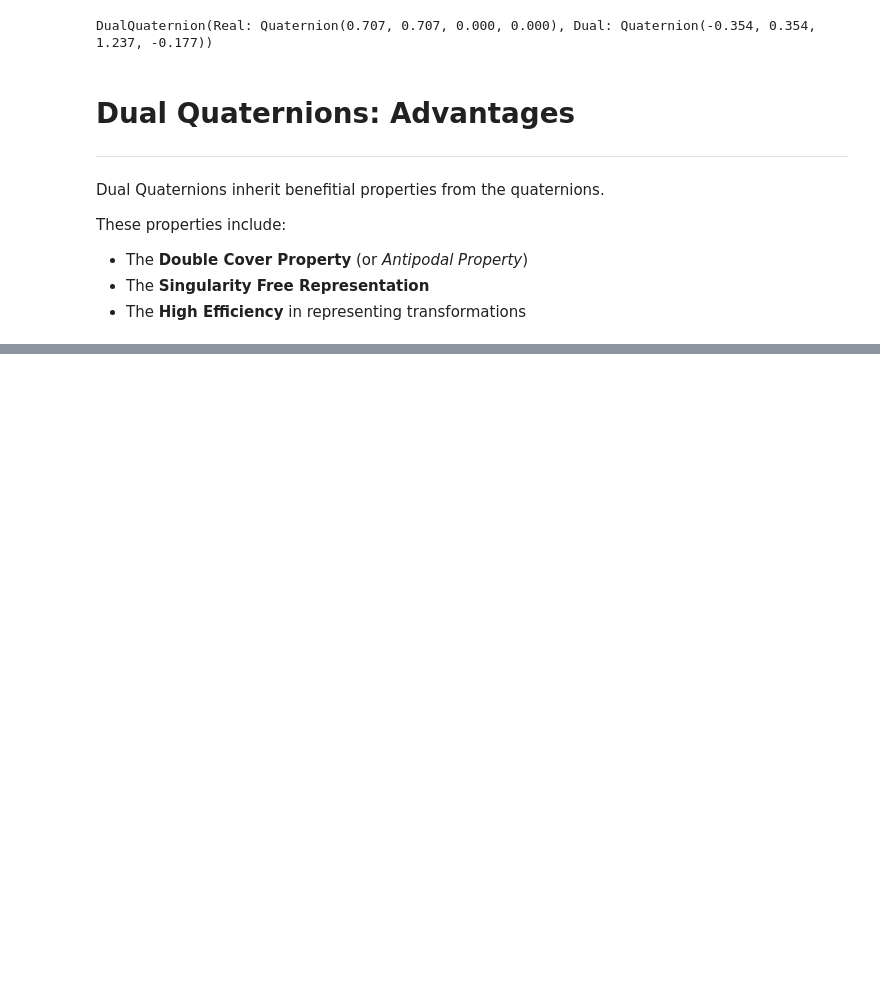
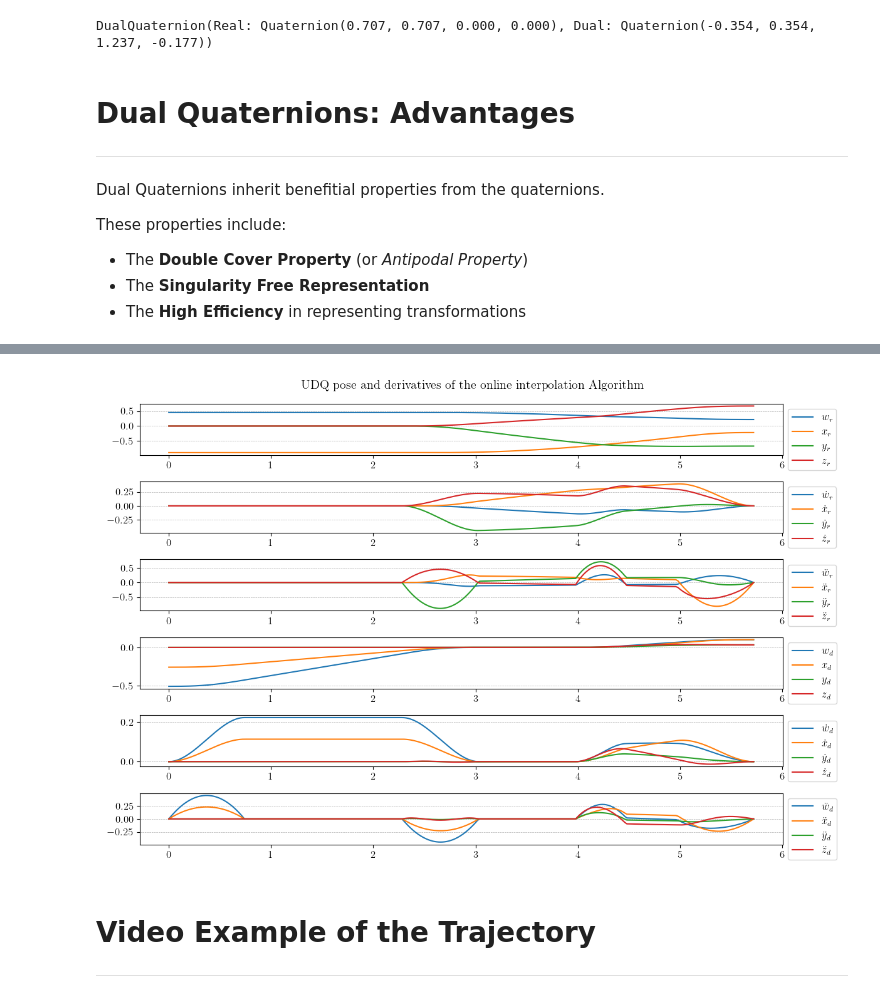
Before and after one commit to JTem/ARK-Presentation, a Jupyter notebook: Presentation.ipynb, the cells around one changed output, grey strips where cells are left out. Drawn from its saved outputs; the diff is of its cells as text; code cells hidden in the pictures; blank space fills up the shorter version.

```diff
--- a/Presentation.ipynb
+++ b/Presentation.ipynb
@@ -230,3 +243,11 @@ results: show dual quaternion poses, show animation and graphs
+# %%
+# do online evaluation and plot the results
+plot_dual_quaternion_evaluation(trajectory, time_vec)
+# %% [output]
+[figure, added]
+# %% [markdown]
+# Video Example of the Trajectory
+---
 # %%
 %%HTML
 <video width="1100" height="700" controls>
```
Also changed, not shown: parts of 23 cells of this notebook, 5 other files.
